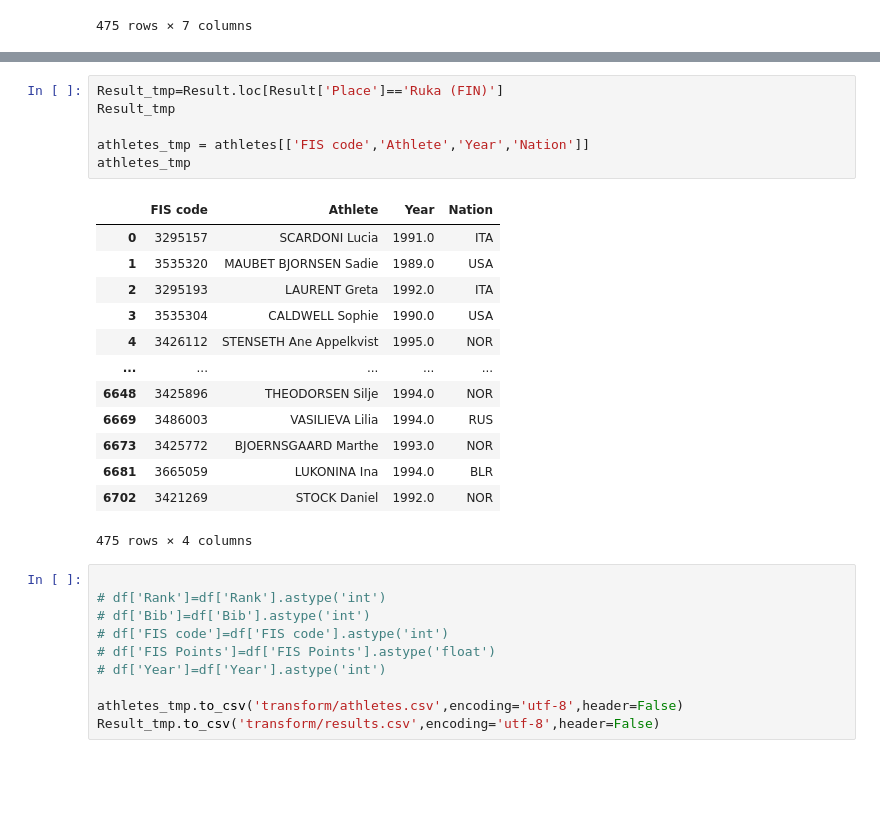
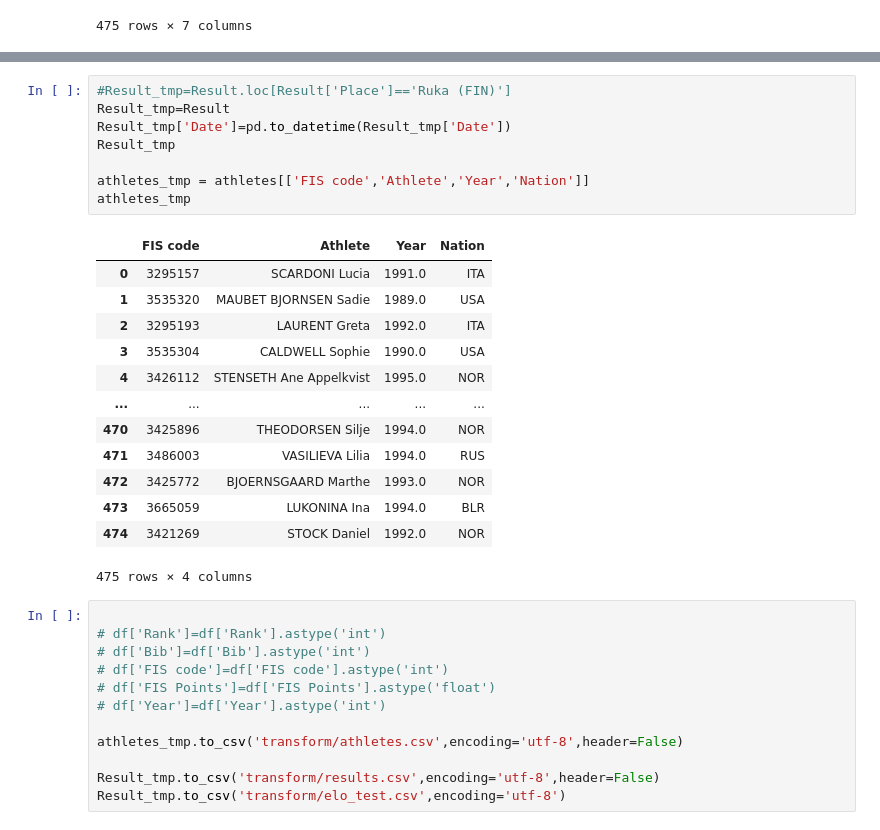
Before and after one commit to simonsjonneby/xc-analytics, a Jupyter notebook: data/transform.ipynb, the cells around one changed output, grey strips where cells are left out. Saved outputs shown, nothing was run; the diff lists cells and outputs as text; blank space fills up the shorter version.

```diff
--- a/data/transform.ipynb
+++ b/data/transform.ipynb
@@ -316,22 +317,24 @@ memory usage: 1.0+ MB
 # %%
-Result_tmp=Result.loc[Result['Place']=='Ruka (FIN)']
+#Result_tmp=Result.loc[Result['Place']=='Ruka (FIN)']
+Result_tmp=Result
+Result_tmp['Date']=pd.to_datetime(Result_tmp['Date'])
 Result_tmp
 
 athletes_tmp = athletes[['FIS code','Athlete','Year','Nation']]
 athletes_tmp
 # %% [output]
 |  | FIS code | Athlete | Year | Nation |
 | 0 | 3295157 | SCARDONI Lucia | 1991.0 | ITA |
 | 1 | 3535320 | MAUBET BJORNSEN Sadie | 1989.0 | USA |
 | 2 | 3295193 | LAURENT Greta | 1992.0 | ITA |
 | 3 | 3535304 | CALDWELL Sophie | 1990.0 | USA |
 | 4 | 3426112 | STENSETH Ane Appelkvist | 1995.0 | NOR |
 | ... | ... | ... | ... | ... |
-| 6648 | 3425896 | THEODORSEN Silje | 1994.0 | NOR |
-| 6669 | 3486003 | VASILIEVA Lilia | 1994.0 | RUS |
-| 6673 | 3425772 | BJOERNSGAARD Marthe | 1993.0 | NOR |
-| 6681 | 3665059 | LUKONINA Ina | 1994.0 | BLR |
-| 6702 | 3421269 | STOCK Daniel | 1992.0 | NOR |
+| 470 | 3425896 | THEODORSEN Silje | 1994.0 | NOR |
+| 471 | 3486003 | VASILIEVA Lilia | 1994.0 | RUS |
+| 472 | 3425772 | BJOERNSGAARD Marthe | 1993.0 | NOR |
+| 473 | 3665059 | LUKONINA Ina | 1994.0 | BLR |
+| 474 | 3421269 | STOCK Daniel | 1992.0 | NOR |
 475 rows × 4 columns
 # %%
 
@@ -342,4 +345,6 @@ athletes_tmp
 # df['Year']=df['Year'].astype('int')
 
 athletes_tmp.to_csv('transform/athletes.csv',encoding='utf-8',header=False)
+
 Result_tmp.to_csv('transform/results.csv',encoding='utf-8',header=False)
+Result_tmp.to_csv('transform/elo_test.csv',encoding='utf-8')
```
Also changed, not shown: parts of 7 cells of this notebook, 9 other files.
